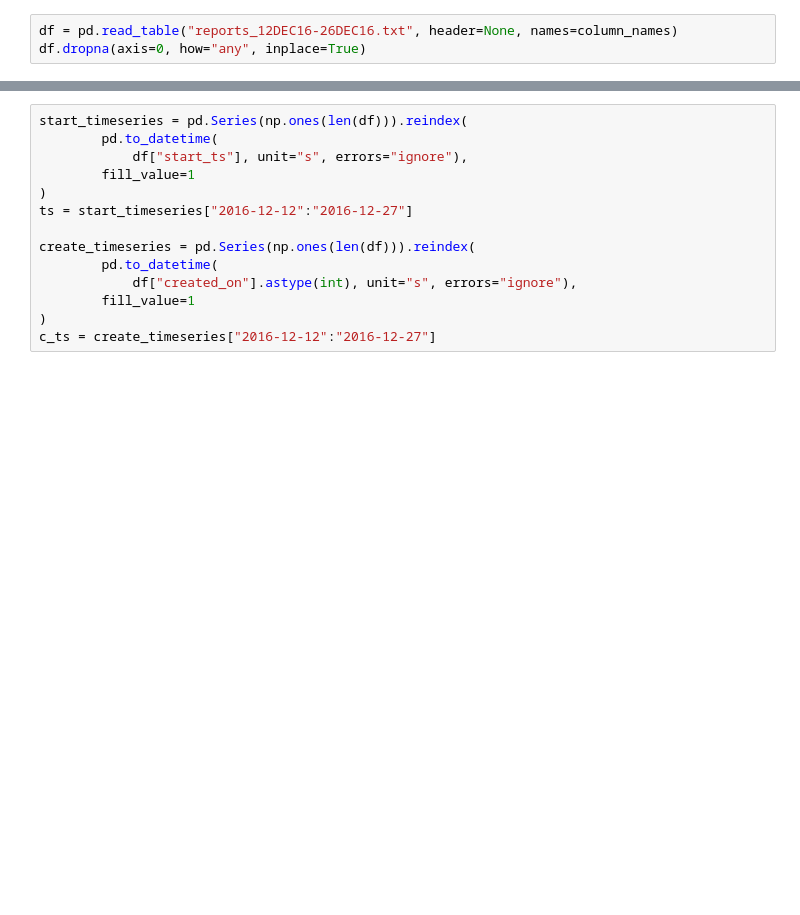
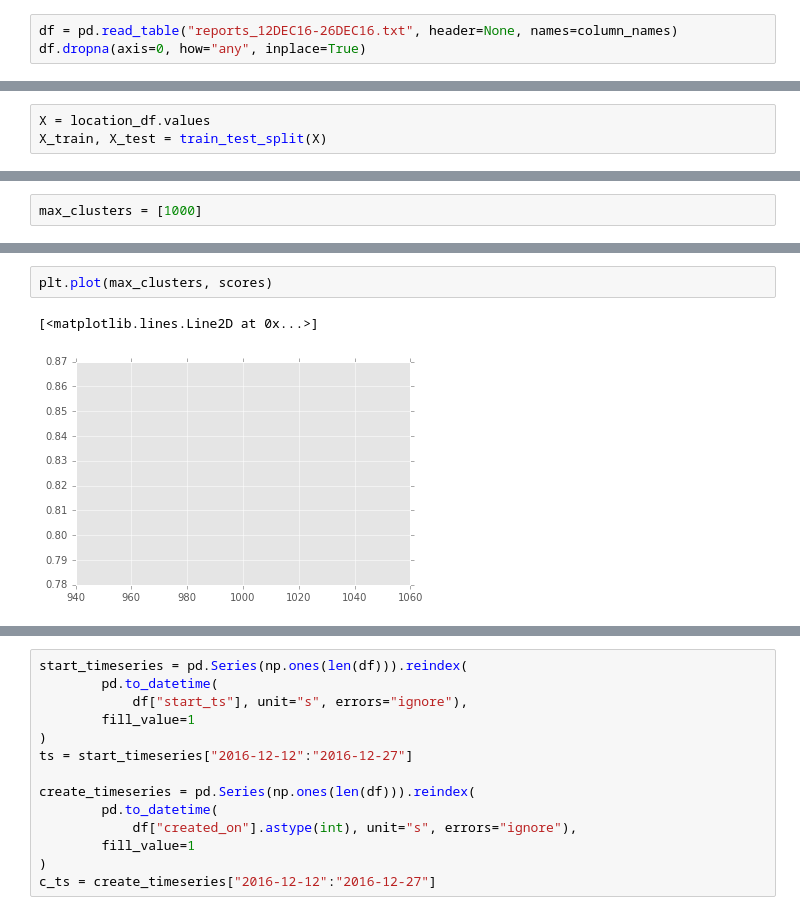
Before and after one commit to brendan-dorsey/stabilitas-thresholds, a Jupyter notebook: initial_eda.ipynb, the cells around one changed output, grey strips where cells are left out. Saved outputs shown, nothing was run; the diff lists cells and outputs as text; blank space fills up the shorter version.

```diff
--- a/initial_eda.ipynb
+++ b/initial_eda.ipynb
@@ -98,0 +80,3 @@ plt.scatter(location_df["lon"], location_df["lat"], alpha=0.02)
+# %%
+X = location_df.values
+X_train, X_test = train_test_split(X)
@@ -98,0 +100,2 @@ plt.scatter(location_df["lon"], location_df["lat"], alpha=0.02)
+# %%
+max_clusters = [1000]
@@ -98,0 +121,5 @@ plt.scatter(location_df["lon"], location_df["lat"], alpha=0.02)
+# %%
+plt.plot(max_clusters, scores)
+# %% [output]
+[<matplotlib.lines.Line2D at 0x...>]
+[figure, added]
```
Also changed, not shown: parts of 21 cells of this notebook.
